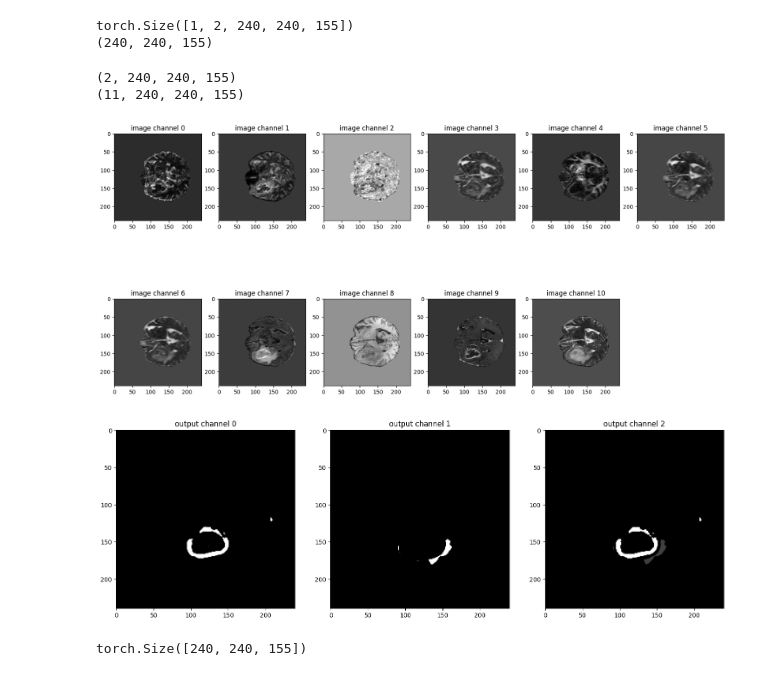
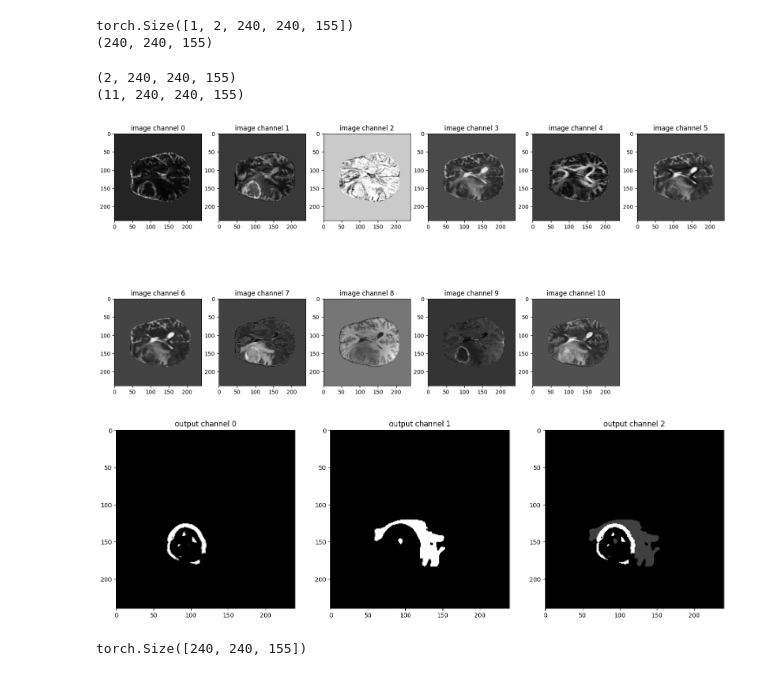
Before and after one commit to GBM-images-research/Swin_transformer_UPennGBM, a Jupyter notebook: simple_inference.ipynb, the cells around one changed output. Saved outputs shown, nothing was run; the diff lists cells and outputs as text; code cells hidden in the pictures.

```diff
--- a/simple_inference.ipynb
+++ b/simple_inference.ipynb
@@ -53,7 +53,7 @@ def get_image_data(image, transform):
 ######################
 
 ### Hyperparameter
-roi = (128, 128, 128)  # (128, 128, 128)
+roi = (96, 96, 96)  # (128, 128, 128)
 
 # Create Swin transformer
 os.environ["CUDA_DEVICE_ORDER"] = "PCI_BUS_ID"
@@ -63,7 +63,7 @@ model = SwinUNETR(
     img_size=roi,
     in_channels=11,
     out_channels=2,  # mdificar con edema
-    feature_size=48,
+    feature_size=72,
     drop_rate=0.0,
     attn_drop_rate=0.0,
     dropout_path_rate=0.0,
@@ -84,7 +84,7 @@ print(artifact_dir)
 #model.load_state_dict(torch.load(os.path.join(artifact_dir, "model.pt"), map_location=torch.device('cpu')))
 
 #model_path = "artifacts/002u8pap_best_model:v0/model.pt"
-model_path = "artifacts/96hevhf7_best_model:v0/model.pt" #'Dataset/model_dataset_330_30_96x96x96_48f_v02.pt' # 5mm - mjkearkn_best_model-v0 / 10mm - ip0bojmx_best_model-v0
+model_path = "artifacts/odflgzy5_best_model:v0/model.pt" #'Dataset/model_dataset_330_30_96x96x96_48f_v02.pt' # 5mm - mjkearkn_best_model-v0 / 10mm - ip0bojmx_best_model-v0
 
 # Load the model on CPU
 loaded_model = torch.load(model_path, map_location=torch.device(device))["state_dict"]
@@ -217,30 +217,30 @@ image=image.squeeze(0).cpu().numpy()
 torch.Size([1, 2, 240, 240, 155])
 (240, 240, 155)
 # %%
-sl=61
+sl=77
 
 print(original.shape)
 print(image.shape)
 
 plt.figure("image", (20, 10))
 for i in range(11):
     plt.subplot(2, 6, i + 1)
     plt.title(f"image channel {i}")
     plt.imshow(image[i, :, :, sl], cmap="gray")
 plt.show()
 # visualize the 3 channels model output corresponding to this image
 plt.figure("output", (18, 6))
 for i in range(3):
     plt.subplot(1, 3, i + 1)
     plt.title(f"output channel {i}")
     if i==2:
         plt.imshow(seg_out[:,:,sl], cmap="gray")
     else:
         plt.imshow(original[i,:,:,sl], cmap="gray") #.detach().cpu()
 plt.show()
 # %% [output]
 (2, 240, 240, 155)
 (11, 240, 240, 155)
-[figure, old version]
+[figure, new version]
-[figure, old version]
+[figure, new version]
 # %%
```
Also changed, not shown: parts of 5 cells of this notebook, 1 other file.
